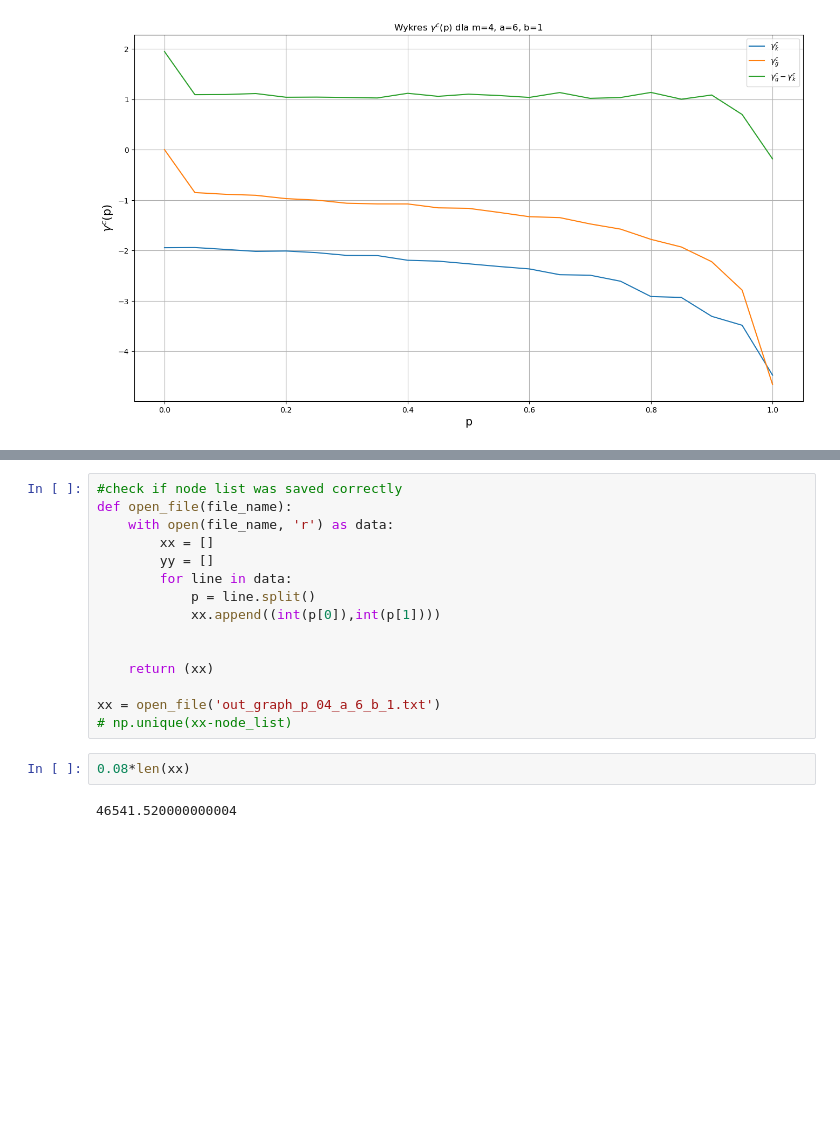
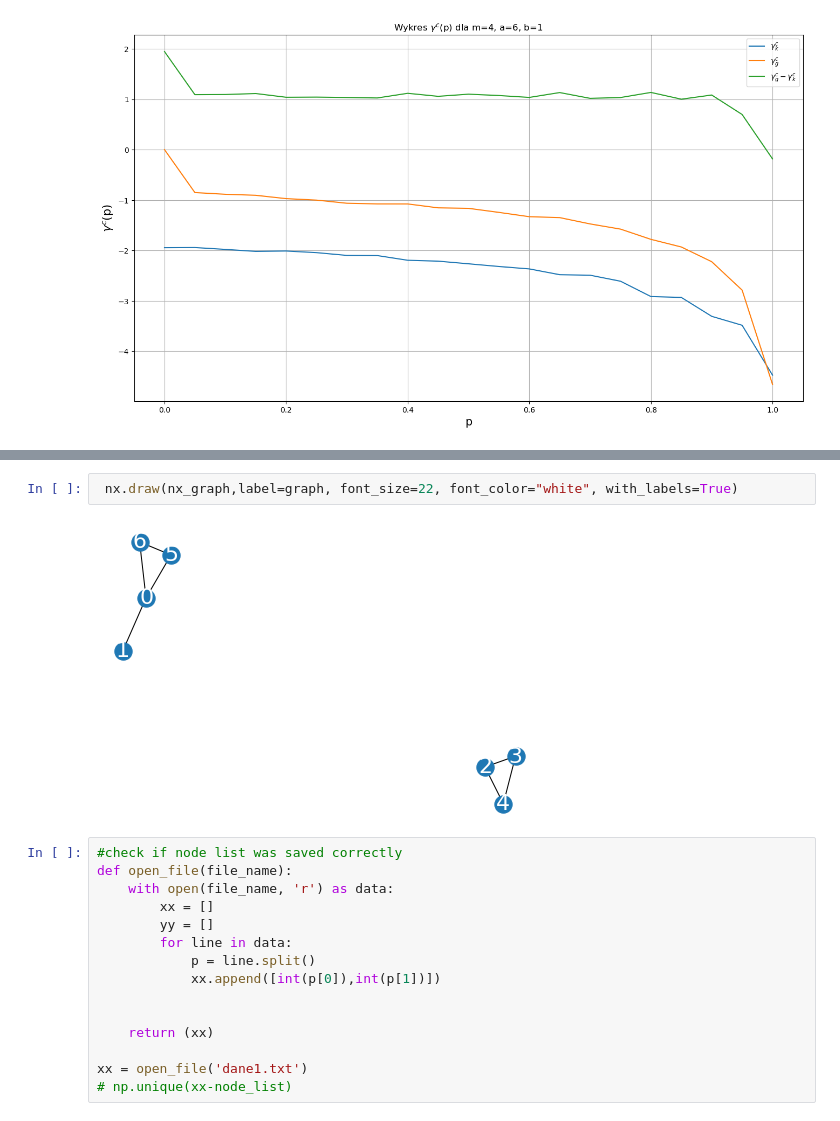
Before and after one commit to MateuszS312/Complex_evolving_networks, a Jupyter notebook: complex_evolving_networks.ipynb, the cells around one changed output, grey strips where cells are left out. Saved outputs shown, nothing was run; the diff lists cells and outputs as text; blank space fills up the shorter version.

```diff
--- a/complex_evolving_networks.ipynb
+++ b/complex_evolving_networks.ipynb
@@ -484,3 +580,7 @@ plt.legend()
+# %%
+ nx.draw(nx_graph,label=graph, font_size=22, font_color="white", with_labels=True)
+# %% [output]
+[figure, added]
 # %%
 #check if node list was saved correctly
 def open_file(file_name):
@@ -489,14 +589,10 @@ def open_file(file_name):
         yy = []
         for line in data:
             p = line.split()
-            xx.append((int(p[0]),int(p[1])))
+            xx.append([int(p[0]),int(p[1])])
 
 
     return (xx)
 
-xx = open_file('out_graph_p_04_a_6_b_1.txt')
+xx = open_file('dane1.txt')
 # np.unique(xx-node_list)
-# %%
-0.08*len(xx)
-# %% [output]
-46541.520000000004
```
Also changed, not shown: parts of 26 cells of this notebook.
